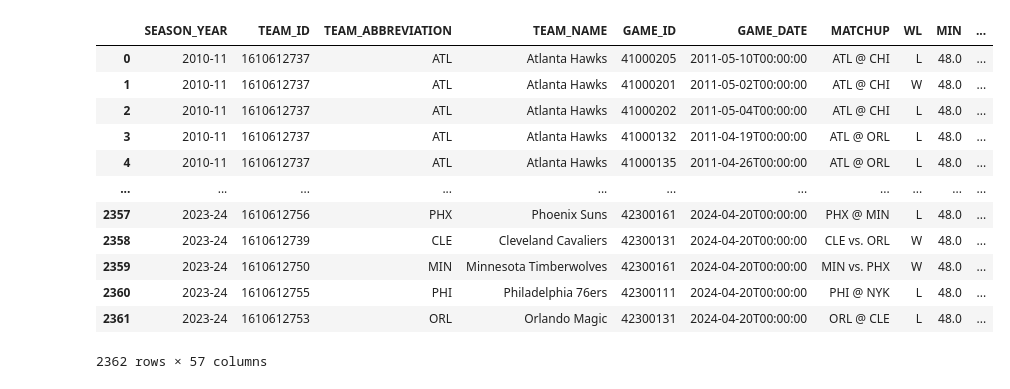
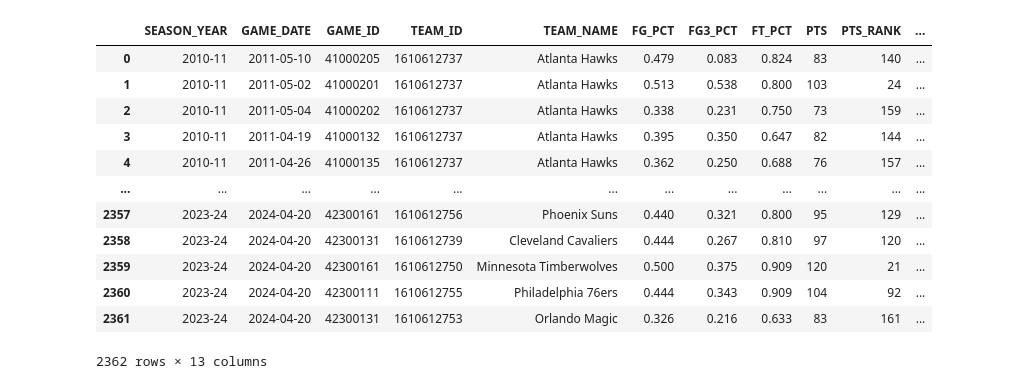
Before and after one commit to Jswine08/NBA_Player_Evolution_2020-2024, a Jupyter notebook: Capstone.ipynb, the cells around one changed output. Drawn from its saved outputs; the diff is of its cells as text; code cells hidden in the pictures.

```diff
--- a/Capstone.ipynb
+++ b/Capstone.ipynb
@@ -43,17 +33,27 @@ memory usage: 7.9+ MB
 # %%
-playoff_totals = pd.read_csv('../NBA-Data-2010-2024/play_off_totals_2010_2024.csv')
-playoff_totals
+# Read in data
+team_playoff_totals = pd.read_csv('../NBA_Player_Evolution_2020-2024/play_off_totals_2010_2024.csv')
+
+#Change season_year and game_date to date-time format
+team_playoff_totals['GAME_DATE'] = pd.to_datetime(team_playoff_totals['GAME_DATE'])
+
+##Select the range of dates between 2020 and 2024(need to go with season year bc the season overlaps 2 year. Not selecting any 24-25 data as it will be inomplete)
+team_playoff_totals[(team_playoff_totals['SEASON_YEAR']>='2020-21') & (team_playoff_totals['SEASON_YEAR']<='2023-24')]
+
+#Select the columns I will be using to make it easier to work with(I can look at overall team ranks as well)
+team_playoff_totals = team_playoff_totals[['SEASON_YEAR', 'GAME_DATE', 'GAME_ID', 'TEAM_ID', 'TEAM_NAME', 'FG_PCT', 'FG3_PCT', 'FT_PCT', 'PTS', 'PTS_RANK', 'AST', 'AST_RANK', 'PLUS_MINUS_RANK']]
+team_playoff_totals
 # %% [output]
-|  | SEASON_YEAR | TEAM_ID | TEAM_ABBREVIATION | TEAM_NAME | GAME_ID | GAME_DATE | MATCHUP | WL | MIN | ... |
-| 0 | 2010-11 | 1610612737 | ATL | Atlanta Hawks | 41000205 | 2011-05-10T00:00:00 | ATL @ CHI | L | 48.0 | ... |
-| 1 | 2010-11 | 1610612737 | ATL | Atlanta Hawks | 41000201 | 2011-05-02T00:00:00 | ATL @ CHI | W | 48.0 | ... |
-| 2 | 2010-11 | 1610612737 | ATL | Atlanta Hawks | 41000202 | 2011-05-04T00:00:00 | ATL @ CHI | L | 48.0 | ... |
-| 3 | 2010-11 | 1610612737 | ATL | Atlanta Hawks | 41000132 | 2011-04-19T00:00:00 | ATL @ ORL | L | 48.0 | ... |
-| 4 | 2010-11 | 1610612737 | ATL | Atlanta Hawks | 41000135 | 2011-04-26T00:00:00 | ATL @ ORL | L | 48.0 | ... |
-| ... | ... | ... | ... | ... | ... | ... | ... | ... | ... | ... |
-| 2357 | 2023-24 | 1610612756 | PHX | Phoenix Suns | 42300161 | 2024-04-20T00:00:00 | PHX @ MIN | L | 48.0 | ... |
-| 2358 | 2023-24 | 1610612739 | CLE | Cleveland Cavaliers | 42300131 | 2024-04-20T00:00:00 | CLE vs. ORL | W | 48.0 | ... |
-| 2359 | 2023-24 | 1610612750 | MIN | Minnesota Timberwolves | 42300161 | 2024-04-20T00:00:00 | MIN vs. PHX | W | 48.0 | ... |
-| 2360 | 2023-24 | 1610612755 | PHI | Philadelphia 76ers | 42300111 | 2024-04-20T00:00:00 | PHI @ NYK | L | 48.0 | ... |
-| 2361 | 2023-24 | 1610612753 | ORL | Orlando Magic | 42300131 | 2024-04-20T00:00:00 | ORL @ CLE | L | 48.0 | ... |
+|  | SEASON_YEAR | GAME_DATE | GAME_ID | TEAM_ID | TEAM_NAME | FG_PCT | FG3_PCT | FT_PCT | PTS | PTS_RANK | ... |
+| 0 | 2010-11 | 2011-05-10 | 41000205 | 1610612737 | Atlanta Hawks | 0.479 | 0.083 | 0.824 | 83 | 140 | ... |
+| 1 | 2010-11 | 2011-05-02 | 41000201 | 1610612737 | Atlanta Hawks | 0.513 | 0.538 | 0.800 | 103 | 24 | ... |
+| 2 | 2010-11 | 2011-05-04 | 41000202 | 1610612737 | Atlanta Hawks | 0.338 | 0.231 | 0.750 | 73 | 159 | ... |
+| 3 | 2010-11 | 2011-04-19 | 41000132 | 1610612737 | Atlanta Hawks | 0.395 | 0.350 | 0.647 | 82 | 144 | ... |
+| 4 | 2010-11 | 2011-04-26 | 41000135 | 1610612737 | Atlanta Hawks | 0.362 | 0.250 | 0.688 | 76 | 157 | ... |
+| ... | ... | ... | ... | ... | ... | ... | ... | ... | ... | ... | ... |
+| 2357 | 2023-24 | 2024-04-20 | 42300161 | 1610612756 | Phoenix Suns | 0.440 | 0.321 | 0.800 | 95 | 129 | ... |
+| 2358 | 2023-24 | 2024-04-20 | 42300131 | 1610612739 | Cleveland Cavaliers | 0.444 | 0.267 | 0.810 | 97 | 120 | ... |
+| 2359 | 2023-24 | 2024-04-20 | 42300161 | 1610612750 | Minnesota Timberwolves | 0.500 | 0.375 | 0.909 | 120 | 21 | ... |
+| 2360 | 2023-24 | 2024-04-20 | 42300111 | 1610612755 | Philadelphia 76ers | 0.444 | 0.343 | 0.909 | 104 | 92 | ... |
+| 2361 | 2023-24 | 2024-04-20 | 42300131 | 1610612753 | Orlando Magic | 0.326 | 0.216 | 0.633 | 83 | 161 | ... |
-2362 rows × 57 columns
+2362 rows × 13 columns
```
Also changed, not shown: parts of 13 cells of this notebook, 1 other file.
